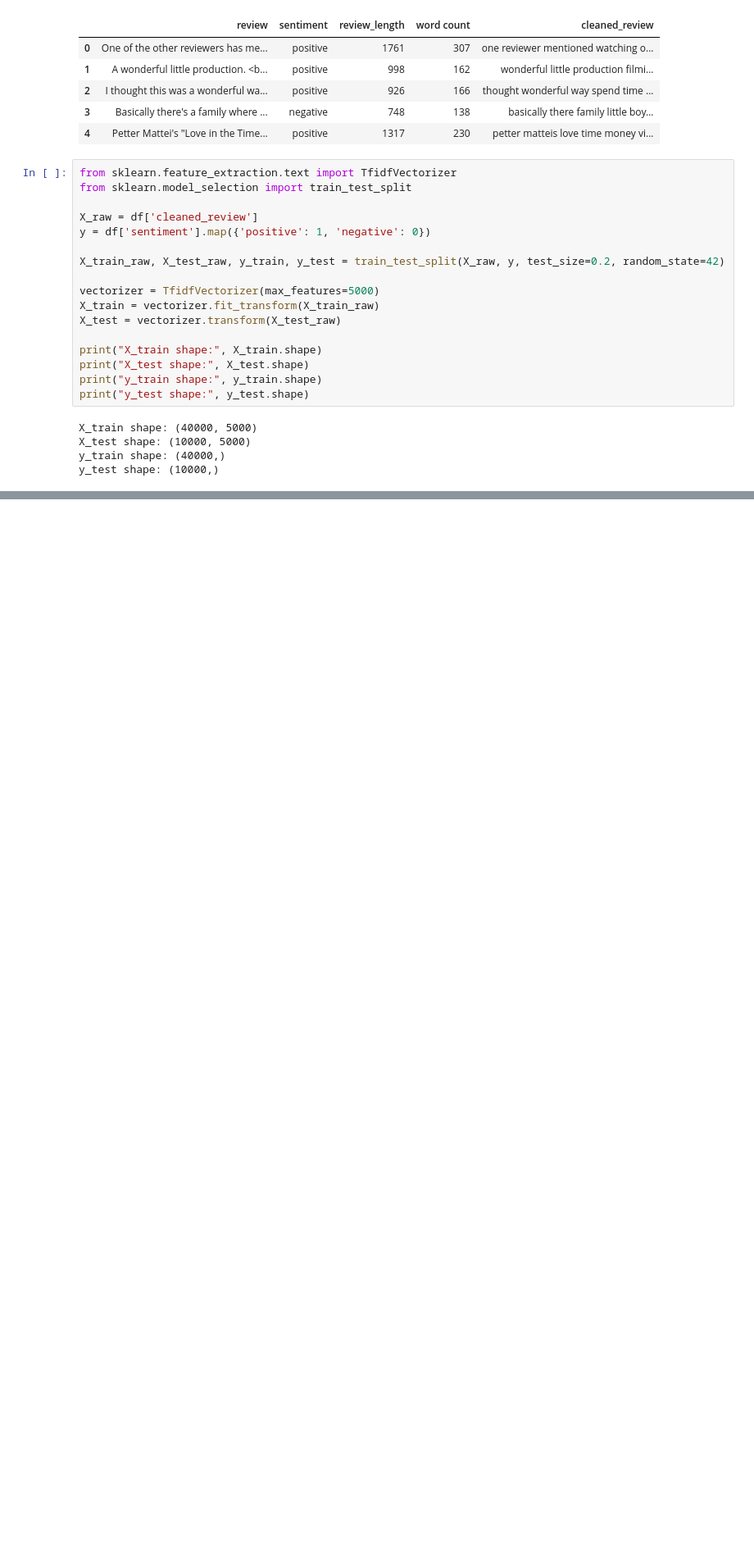
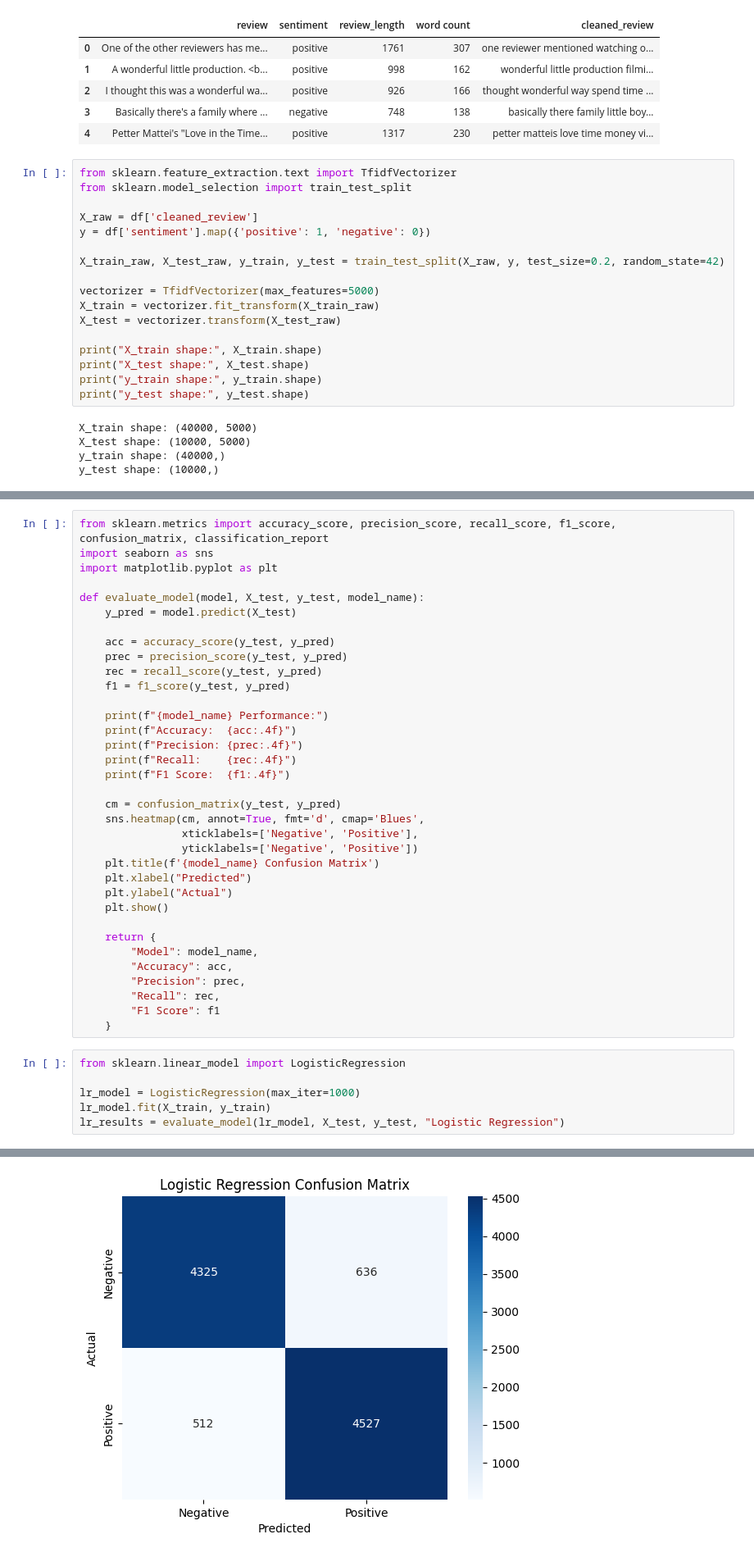
Before and after one commit to meth-nin/Movie-Review-Sentiment-Analysis-NLP, a Jupyter notebook: notebook.ipynb, the cells around one changed output, grey strips where cells are left out. Shown at 82% size. Cells and saved outputs as stored; diff of their text form; blank space fills up the shorter version.

Commit message:
Trained the models, evaluated and compared

```diff
--- a/notebook.ipynb
+++ b/notebook.ipynb
@@ -197,0 +214,42 @@ y_test shape: (10000,)
+# %%
+from sklearn.metrics import accuracy_score, precision_score, recall_score, f1_score, confusion_matrix, classification_report
+import seaborn as sns
+import matplotlib.pyplot as plt
+
+def evaluate_model(model, X_test, y_test, model_name):
+    y_pred = model.predict(X_test)
+
+    acc = accuracy_score(y_test, y_pred)
+    prec = precision_score(y_test, y_pred)
+    rec = recall_score(y_test, y_pred)
+    f1 = f1_score(y_test, y_pred)
+
+    print(f"{model_name} Performance:")
+    print(f"Accuracy:  {acc:.4f}")
+    print(f"Precision: {prec:.4f}")
+    print(f"Recall:    {rec:.4f}")
+    print(f"F1 Score:  {f1:.4f}")
+
+    cm = confusion_matrix(y_test, y_pred)
+    sns.heatmap(cm, annot=True, fmt='d', cmap='Blues',
+                xticklabels=['Negative', 'Positive'],
+                yticklabels=['Negative', 'Positive'])
+    plt.title(f'{model_name} Confusion Matrix')
+    plt.xlabel("Predicted")
+    plt.ylabel("Actual")
+    plt.show()
+
+    return {
+        "Model": model_name,
+        "Accuracy": acc,
+        "Precision": prec,
+        "Recall": rec,
+        "F1 Score": f1
+    }
+# %%
+from sklearn.linear_model import LogisticRegression
+
+lr_model = LogisticRegression(max_iter=1000)
+lr_model.fit(X_train, y_train)
+lr_results = evaluate_model(lr_model, X_test, y_test, "Logistic Regression")
+# %% [output]
@@ -197,0 +261 @@ y_test shape: (10000,)
+[figure, added]
```
Also changed, not shown: parts of 6 cells of this notebook.
